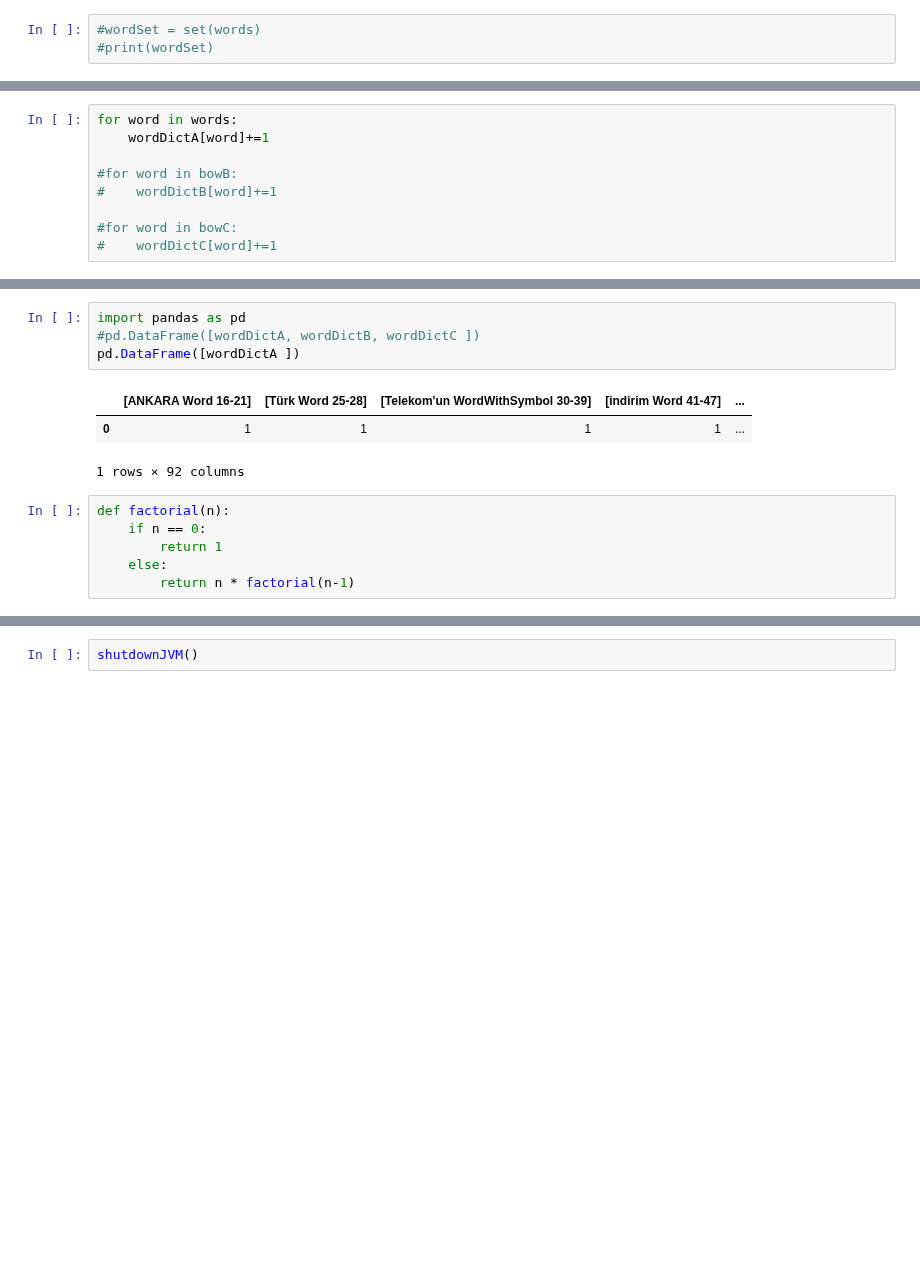
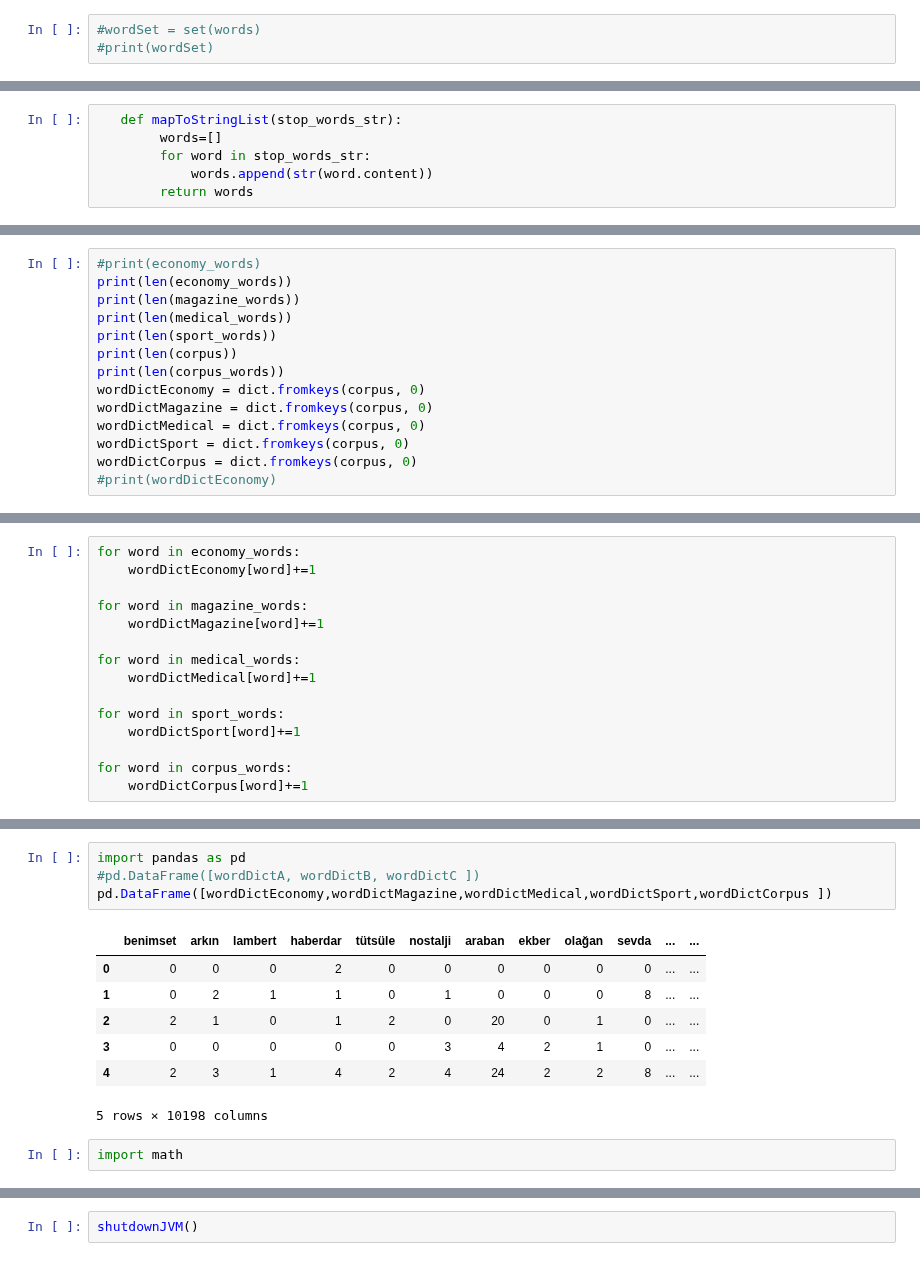
Before and after one commit to mertozen/TextMiningProject, a Jupyter notebook: examples/tokenization/Application.ipynb, the cells around one changed output, grey strips where cells are left out. Saved outputs shown, nothing was run; the diff lists cells and outputs as text; blank space fills up the shorter version.

```diff
--- a/examples/tokenization/Application.ipynb
+++ b/examples/tokenization/Application.ipynb
@@ -99,0 +145,6 @@ wordDictA = dict.fromkeys(words, 0)
+# %%
+   def mapToStringList(stop_words_str):
+        words=[]
+        for word in stop_words_str:
+            words.append(str(word.content))
+        return words
@@ -99,0 +167,14 @@ wordDictA = dict.fromkeys(words, 0)
+# %%
+#print(economy_words)
+print(len(economy_words))
+print(len(magazine_words))
+print(len(medical_words))
+print(len(sport_words))
+print(len(corpus))
+print(len(corpus_words))
+wordDictEconomy = dict.fromkeys(corpus, 0)
+wordDictMagazine = dict.fromkeys(corpus, 0)
+wordDictMedical = dict.fromkeys(corpus, 0)
+wordDictSport = dict.fromkeys(corpus, 0)
+wordDictCorpus = dict.fromkeys(corpus, 0)
+#print(wordDictEconomy)
@@ -100,9 +188,15 @@ wordDictA = dict.fromkeys(words, 0)
 # %%
-for word in words:
-    wordDictA[word]+=1
+for word in economy_words:
+    wordDictEconomy[word]+=1
 
-#for word in bowB:
-#    wordDictB[word]+=1
+for word in magazine_words:
+    wordDictMagazine[word]+=1
 
-#for word in bowC:
-#    wordDictC[word]+=1
+for word in medical_words:
+    wordDictMedical[word]+=1
+
+for word in sport_words:
+    wordDictSport[word]+=1
+
+for word in corpus_words:
+    wordDictCorpus[word]+=1
@@ -129,16 +223,16 @@ wordDictA
 # %%
 import pandas as pd
 #pd.DataFrame([wordDictA, wordDictB, wordDictC ])
-pd.DataFrame([wordDictA ])
+pd.DataFrame([wordDictEconomy,wordDictMagazine,wordDictMedical,wordDictSport,wordDictCorpus ])
 # %% [output]
-|  | [ANKARA Word 16-21] | [Türk Word 25-28] | [Telekom'un WordWithSymbol 30-39] | [indirim Word 41-47] | ... |
-| 0 | 1 | 1 | 1 | 1 | ... |
+|  | benimset | arkın | lambert | haberdar | tütsüle | nostalji | araban | ekber | olağan | sevda | ... | ... |
+| 0 | 0 | 0 | 0 | 2 | 0 | 0 | 0 | 0 | 0 | 0 | ... | ... |
+| 1 | 0 | 2 | 1 | 1 | 0 | 1 | 0 | 0 | 0 | 8 | ... | ... |
+| 2 | 2 | 1 | 0 | 1 | 2 | 0 | 20 | 0 | 1 | 0 | ... | ... |
+| 3 | 0 | 0 | 0 | 0 | 0 | 3 | 4 | 2 | 1 | 0 | ... | ... |
+| 4 | 2 | 3 | 1 | 4 | 2 | 4 | 24 | 2 | 2 | 8 | ... | ... |
-1 rows × 92 columns
+5 rows × 10198 columns
-# %%
-def factorial(n):
-    if n == 0:
-        return 1
-    else:
-        return n * factorial(n-1)
+# %%
+import math
 # %%
 def combination(m,n):
```
Also changed, not shown: parts of 23 cells of this notebook, 4 other files.
